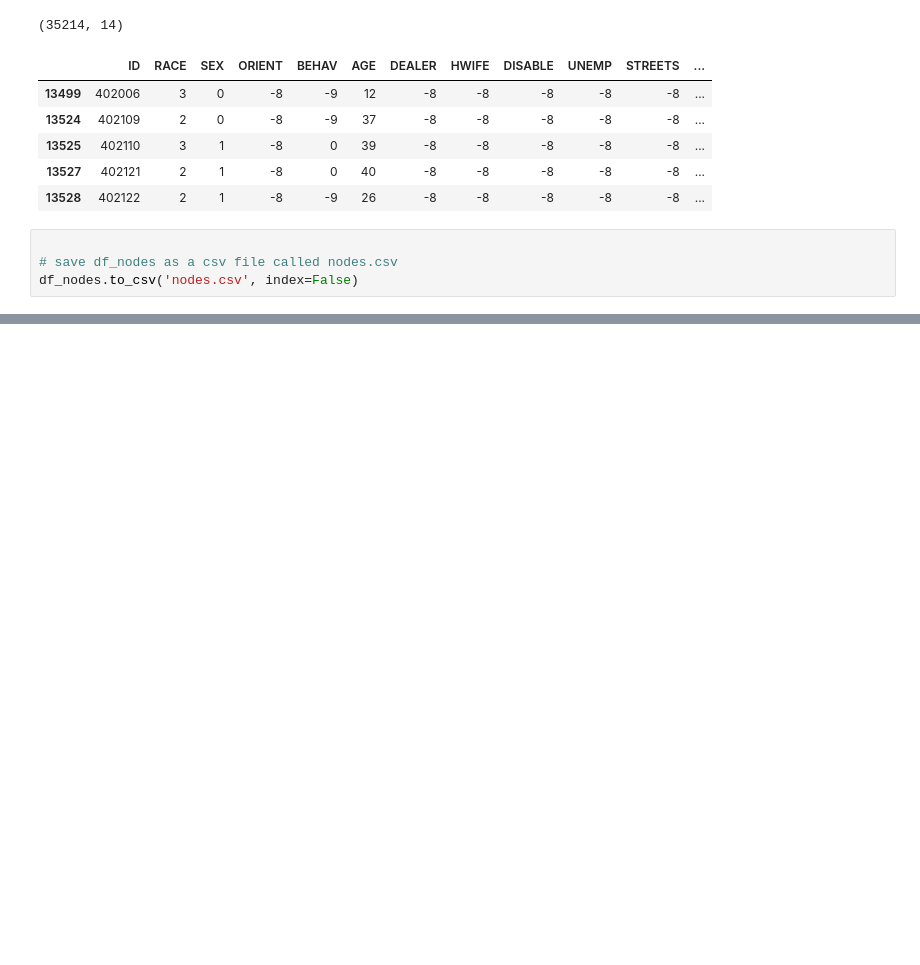
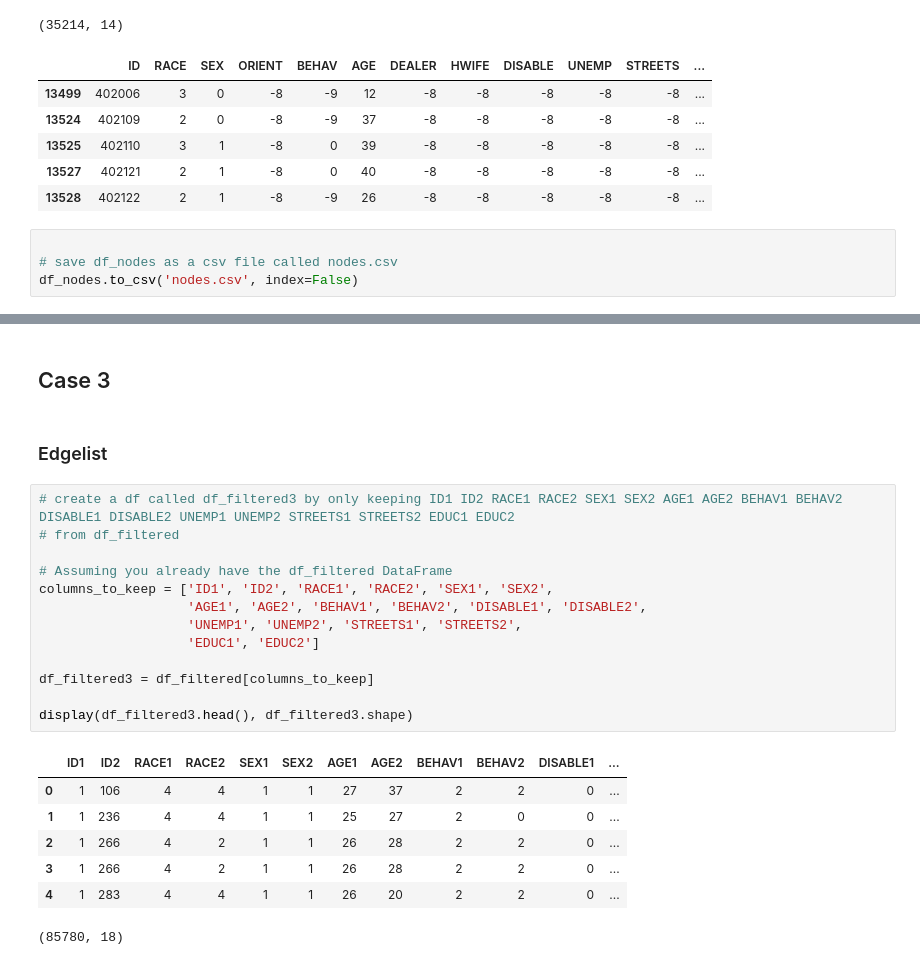
Before and after one commit to MSWinds/HIV-SNA-1988-2001, a Jupyter notebook: preview.ipynb, the cells around one changed output, grey strips where cells are left out. Drawn from its saved outputs; the diff is of its cells as text; blank space fills up the shorter version.

```diff
--- a/preview.ipynb
+++ b/preview.ipynb
@@ -337,0 +396,25 @@ df_nodes.to_csv('nodes.csv', index=False)
+# %% [markdown]
+## Case 3
+# %% [markdown]
+### Edgelist
+# %%
+# create a df called df_filtered3 by only keeping ID1 ID2 RACE1 RACE2 SEX1 SEX2 AGE1 AGE2 BEHAV1 BEHAV2 DISABLE1 DISABLE2 UNEMP1 UNEMP2	STREETS1 STREETS2 EDUC1 EDUC2
+# from df_filtered
+
+# Assuming you already have the df_filtered DataFrame
+columns_to_keep = ['ID1', 'ID2', 'RACE1', 'RACE2', 'SEX1', 'SEX2',
+                   'AGE1', 'AGE2', 'BEHAV1', 'BEHAV2', 'DISABLE1', 'DISABLE2',
+                   'UNEMP1', 'UNEMP2', 'STREETS1', 'STREETS2',
+                   'EDUC1', 'EDUC2']
+
+df_filtered3 = df_filtered[columns_to_keep]
+
+display(df_filtered3.head(), df_filtered3.shape)
+# %% [output]
+|  | ID1 | ID2 | RACE1 | RACE2 | SEX1 | SEX2 | AGE1 | AGE2 | BEHAV1 | BEHAV2 | DISABLE1 | ... |
+| 0 | 1 | 106 | 4 | 4 | 1 | 1 | 27 | 37 | 2 | 2 | 0 | ... |
+| 1 | 1 | 236 | 4 | 4 | 1 | 1 | 25 | 27 | 2 | 0 | 0 | ... |
+| 2 | 1 | 266 | 4 | 2 | 1 | 1 | 26 | 28 | 2 | 2 | 0 | ... |
+| 3 | 1 | 266 | 4 | 2 | 1 | 1 | 26 | 28 | 2 | 2 | 0 | ... |
+| 4 | 1 | 283 | 4 | 4 | 1 | 1 | 26 | 20 | 2 | 2 | 0 | ... |
+(85780, 18)
```
Also changed, not shown: parts of 17 cells of this notebook, 1 other file.
